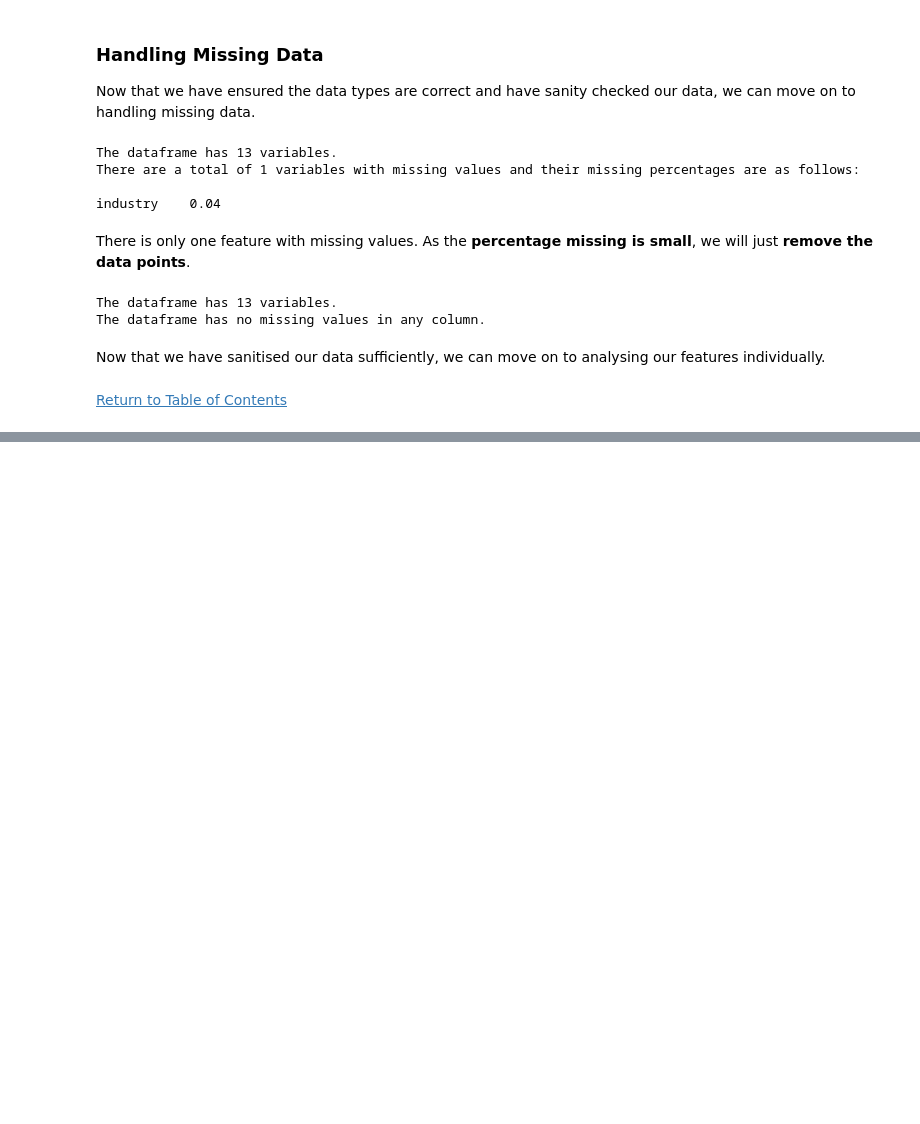
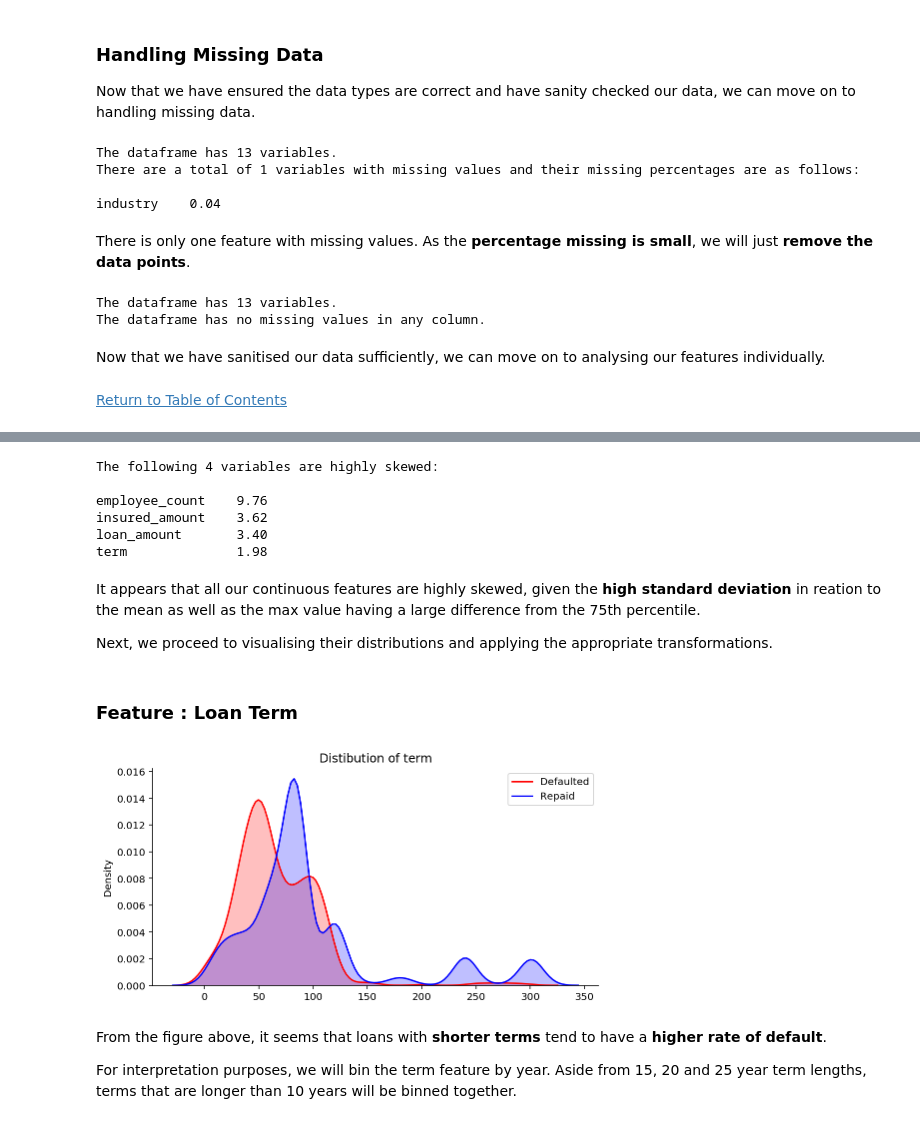
Before and after one commit to Joshuayeo95/Loan-Defaults, a Jupyter notebook: eda.ipynb, the cells around one changed output, grey strips where cells are left out. Drawn from its saved outputs; the diff is of its cells as text; code cells hidden in the pictures; blank space fills up the shorter version.

Commit message:
worked on continuous features analyses

```diff
--- a/eda.ipynb
+++ b/eda.ipynb
@@ -177,0 +217,23 @@ Now that we have sanitised our data sufficiently, we can move on to analysing ou
+# %%
+skewed_features = cleaning.check_skewness(train[continuous_features])
+# %% [output]
+The following 4 variables are highly skewed:
+
+employee_count    9.76
+insured_amount    3.62
+loan_amount       3.40
+term              1.98
+# %% [markdown]
+It appears that all our continuous features are highly skewed, given the __high standard deviation__ in reation to the mean as well as the max value having a large difference from the 75th percentile.
+
+Next, we proceed to visualising their distributions and applying the appropriate transformations.
+# %% [markdown]
+### Feature : Loan Term
+# %%
+viz.kdeplot_binary(train, 'term', 'default_status', figsize=(8,4), pos_label='Defaulted', neg_label='Repaid')
+# %% [output]
+[figure, added]
+# %% [markdown]
+From the figure above, it seems that loans with __shorter terms__ tend to have a __higher rate of default__.
+
+For interpretation purposes, we will bin the term feature by year. Aside from 15, 20 and 25 year term lengths, terms that are longer than 10 years will be binned together.
```
Also changed, not shown: parts of 19 cells of this notebook.
